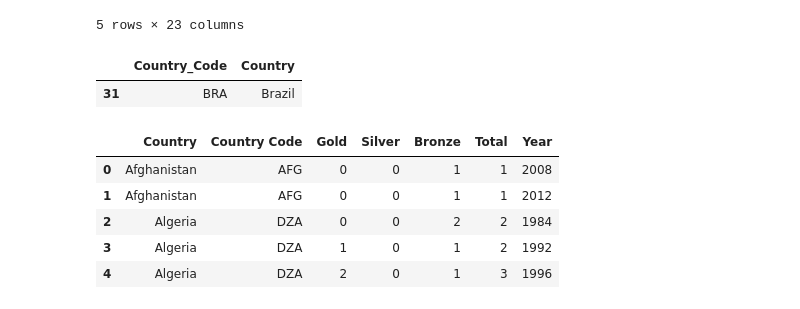
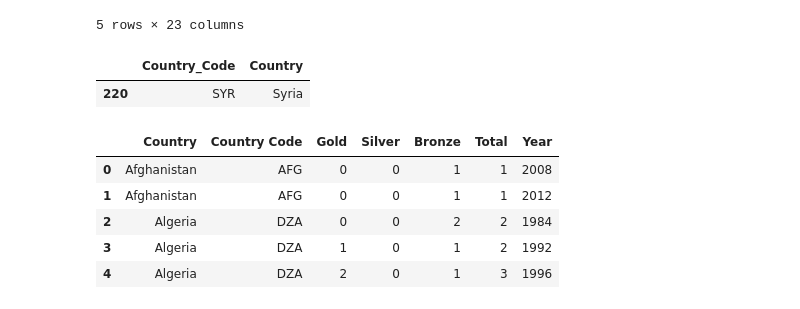
Before and after one commit to johnt1311/Olympics, a Jupyter notebook: Trey_Graham/country_code_cleaning.ipynb, the cells around one changed output. Saved outputs shown, nothing was run; the diff lists cells and outputs as text; code cells hidden in the pictures.

```diff
--- a/Trey_Graham/country_code_cleaning.ipynb
+++ b/Trey_Graham/country_code_cleaning.ipynb
@@ -156,11 +156,11 @@ gdp_distance.head()
 # send to .csv
 gdp_distance.to_csv(fr"{folder}\update_7-29-2021_gdp_distance.csv")
 # %%
-x = updated_countries[updated_countries["Country"] == "Brazil"]
+x = updated_countries[updated_countries["Country"] == "Syria"]
 x
 # %% [output]
 |  | Country_Code | Country |
-| 31 | BRA | Brazil |
+| 220 | SYR | Syria |
 # %%
 # load medal counts
 medal_counts_country = pd.read_csv("Completed Resources\complete_country_medals (7-29-2021).csv")
```
Also changed, not shown: parts of 24 cells of this notebook, 5 other files.
